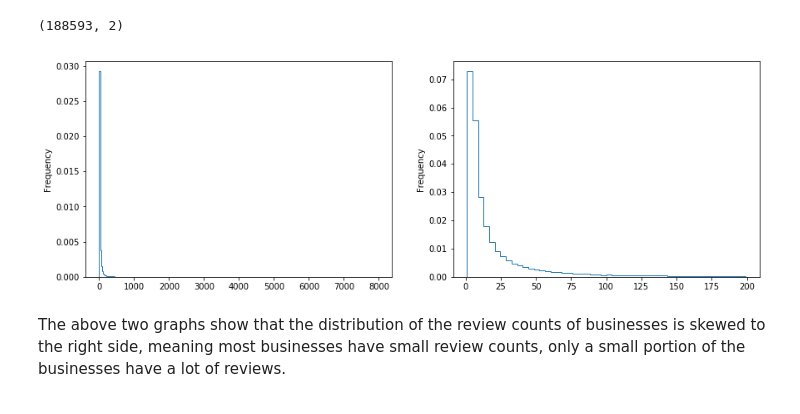
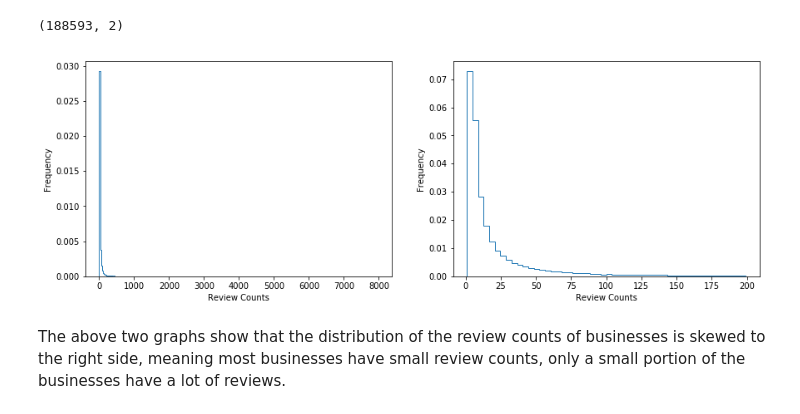
Before and after one commit to forheart81/Data-Science, a Jupyter notebook: Sentiment Analysis of the Yelp Reviews.ipynb, the cells around one changed output. Cells and saved outputs as stored; diff of their text form; code cells hidden in the pictures.

```diff
--- a/Sentiment Analysis of the Yelp Reviews.ipynb
+++ b/Sentiment Analysis of the Yelp Reviews.ipynb
@@ -41,11 +43,14 @@ df_business.shape
 # %%
 plt.subplot(1, 2, 1)
 df_business['review_counts'].plot(kind='hist', bins=300, histtype='step', density=True)
+plt.xlabel('Review Counts')
 plt.subplot(1, 2, 2)
 df_business['review_counts'][df_business['review_counts'] < 200].plot(kind='hist', bins=50, histtype='step', density=True)
 plt.subplots_adjust(left=0.125, bottom=0.1, right=2, top=1, wspace=None)
+plt.xlabel('Review Counts')
+plt.show()
 # %% [output]
-[figure, old version]
+[figure, new version]
 # %% [markdown]
 The above two graphs show that the distribution of the review counts of businesses is skewed to the right side, meaning most businesses have small review counts, only a small portion of the businesses have a lot of reviews.
 # %%
```
Also changed, not shown: parts of 46 cells of this notebook.
